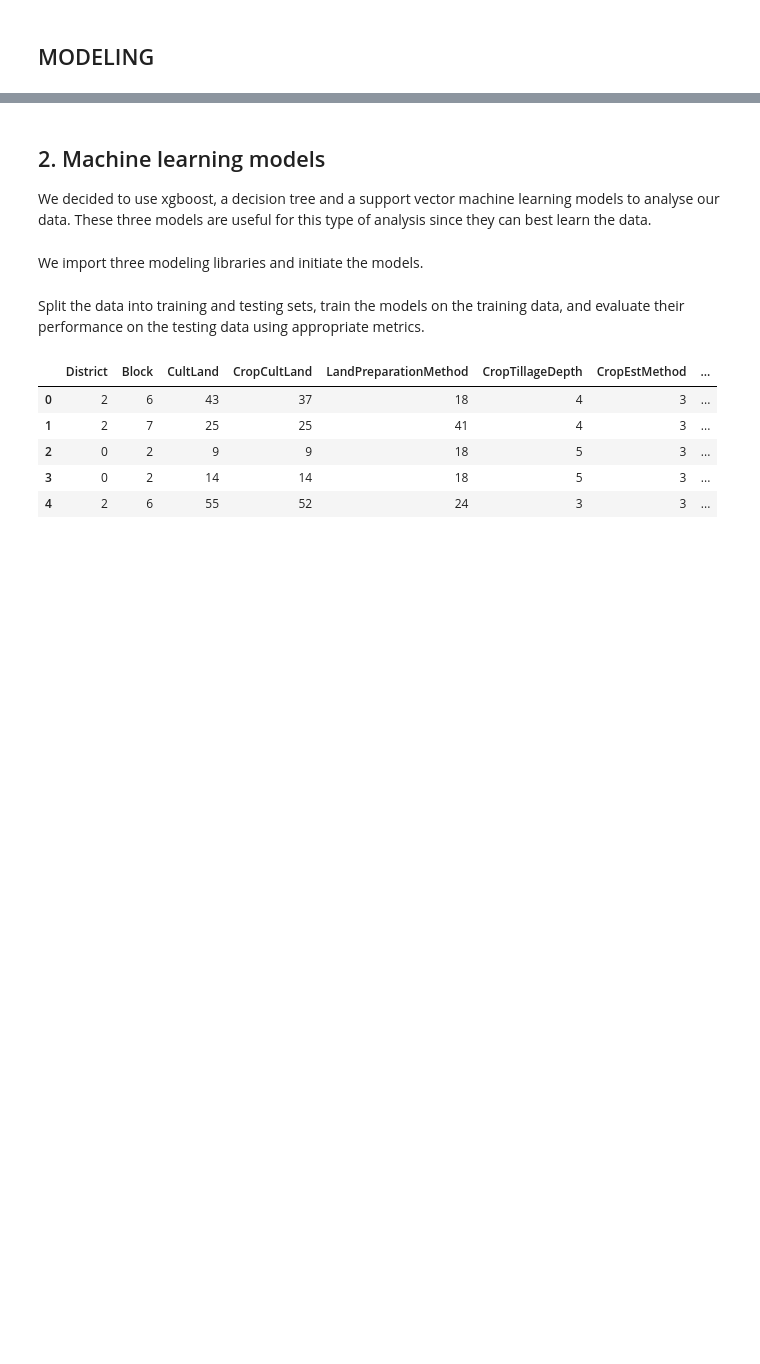
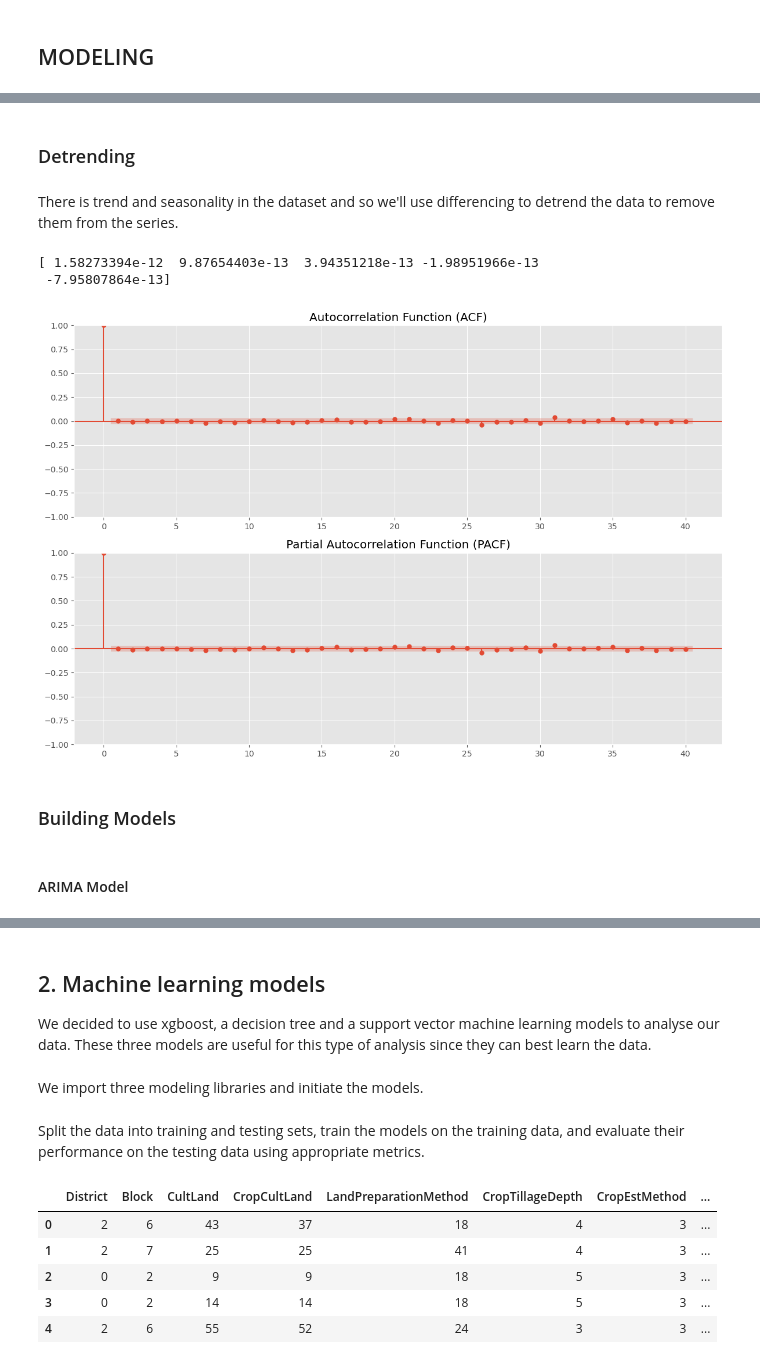
Before and after one commit to JOHNMARK-cmd/phase5project, a Jupyter notebook: GROUP-SIX.ipynb, the cells around one changed output, grey strips where cells are left out. Cells and saved outputs as stored; diff of their text form; code cells hidden in the pictures; blank space fills up the shorter version.

```diff
--- a/GROUP-SIX.ipynb
+++ b/GROUP-SIX.ipynb
@@ -816,0 +1032,59 @@ plt.show()
+# %% [markdown]
+### Detrending
+# %% [markdown]
+There is trend and seasonality in the dataset and so we'll use differencing to detrend the data to remove them from the series.
+# %%
+from scipy.optimize import curve_fit
+
+# Define a linear function (polynomial degree 1)
+def linear_func(x, a, b):
+    return a * x + b
+
+# Replace 'x_values' and 'y_values' with your actual data
+x_values = np.array([1, 2, 3, 4, 5], dtype=float)  # Replace with your time values as a numpy array
+y_values = np.array([10, 20, 30, 40, 50], dtype=float)  # Replace with your data values as a numpy array
+
+# Initial guesses for the linear coefficients (slope and intercept)
+initial_guess = np.array([1.0, 1.0], dtype=float)
+
+# Fit the linear function to the data
+popt, _ = curve_fit(linear_func, x_values, y_values, p0=initial_guess)
+
+# Subtract the linear fit from the original data
+detrended_data = y_values - linear_func(x_values, *popt)
+
+# Print the detrended data
+print(detrended_data)
+# %% [output]
+[ 1.58273394e-12  9.87654403e-13  3.94351218e-13 -1.98951966e-13
+ -7.95807864e-13]
+# %%
+
+import matplotlib.pyplot as plt
+from statsmodels.graphics.tsaplots import plot_acf, plot_pacf
+
+# Load your time series data from the CSV file
+df = pd.read_csv('Train (1).csv')
+
+# Assuming 'Yield' is the column you want to analyze
+your_data = df['Yield']
+
+# Create ACF and PACF plots
+fig, ax = plt.subplots(2, 1, figsize=(12, 8))
+
+# ACF plot
+plot_acf(your_data, lags=40, ax=ax[0])
+ax[0].set_title('Autocorrelation Function (ACF)')
+
+# PACF plot
+plot_pacf(your_data, lags=40, ax=ax[1])
+ax[1].set_title('Partial Autocorrelation Function (PACF)')
+
+plt.tight_layout()
+plt.show()
+# %% [output]
+[figure, added]
+# %% [markdown]
+### Building Models
+# %% [markdown]
+####  ARIMA Model
```
Also changed, not shown: parts of 62 cells of this notebook.
